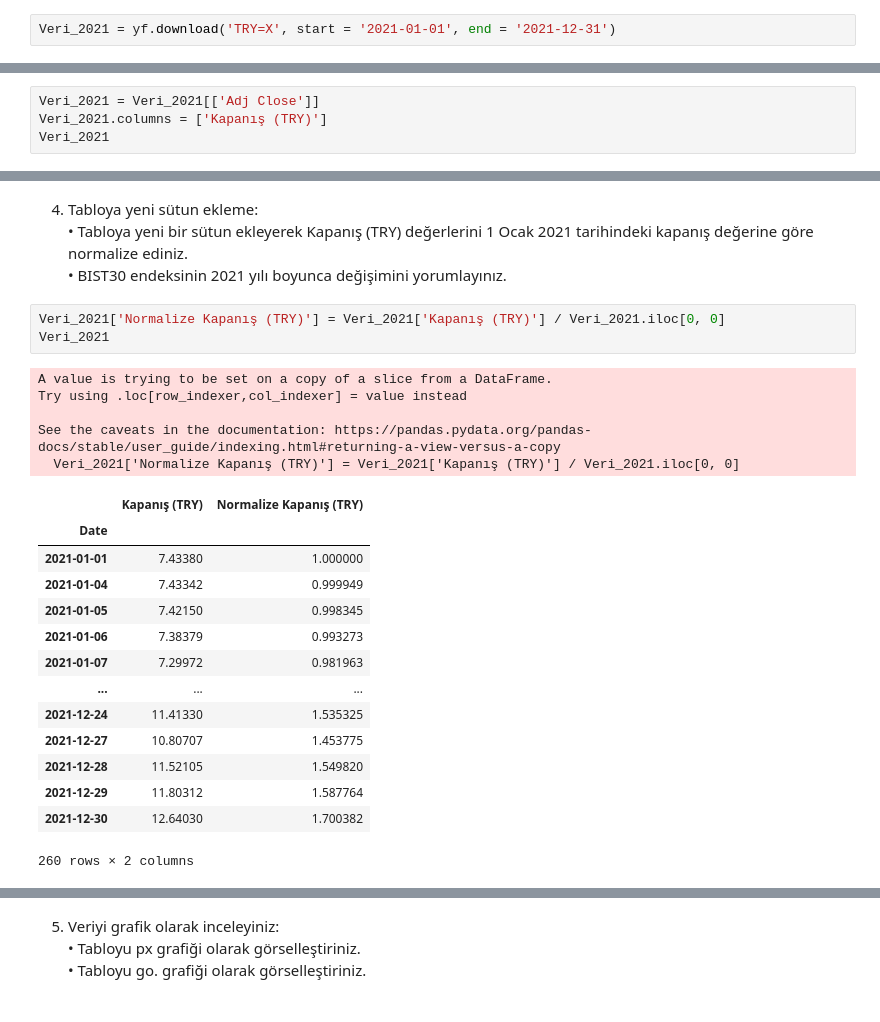
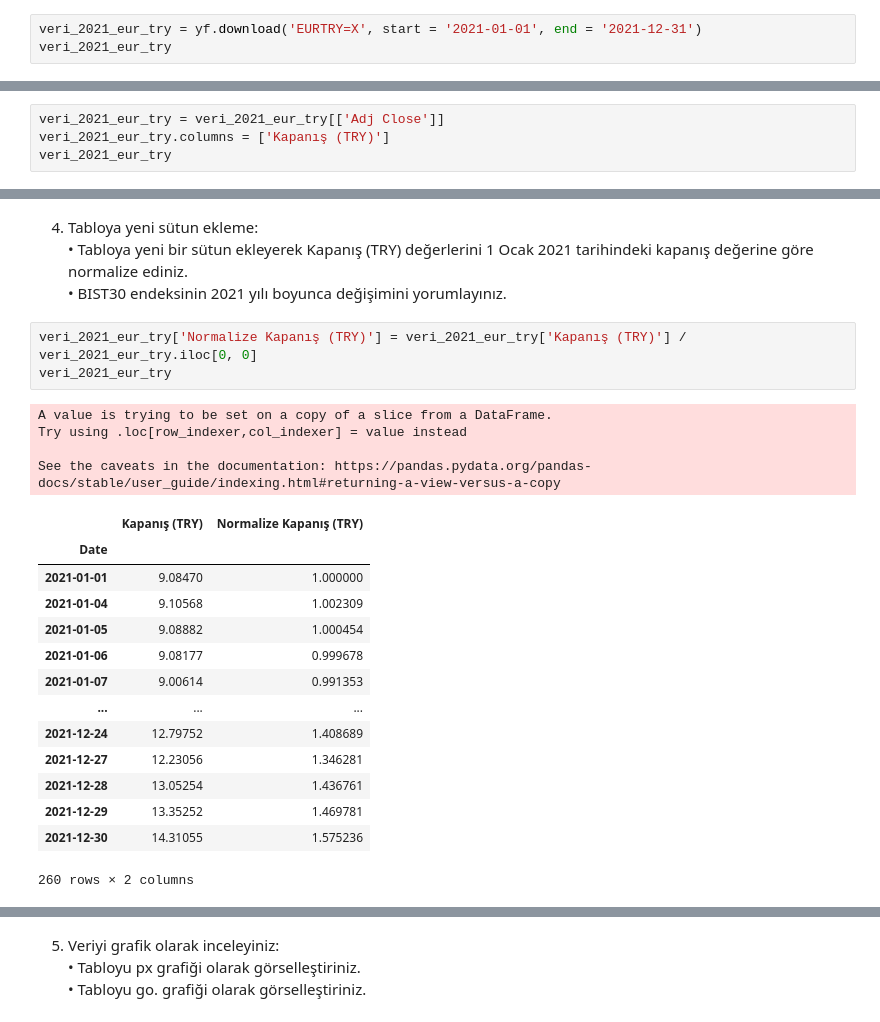
Before and after one commit to akintastan/GMKA_Akin_Tastan, a Jupyter notebook: Odev3_Python_Veri_Analizi_Egitimi__Akin_Tastan_.ipynb, the cells around one changed output, grey strips where cells are left out. Drawn from its saved outputs; the diff is of its cells as text.

```diff
--- a/Odev3_Python_Veri_Analizi_Egitimi__Akin_Tastan_.ipynb
+++ b/Odev3_Python_Veri_Analizi_Egitimi__Akin_Tastan_.ipynb
@@ -16,6 +16,7 @@ from plotly.subplots import make_subplots
 # %% [markdown]
 1. <i> Yahoo Finance</i> sitesinden 2021 yılına ait EUR/TRY kur değerlerini indiriniz
 # %%
-Veri_2021 = yf.download('TRY=X', start = '2021-01-01', end = '2021-12-31')
+veri_2021_eur_try = yf.download('EURTRY=X', start = '2021-01-01', end = '2021-12-31')
+veri_2021_eur_try
 # %% [output]
 [*********************100%***********************]  1 of 1 completed
@@ -69,9 +84,9 @@ Veri_2021.describe()
 	• Tabloda sadece "Adj Close" (düzeltilmiş kapanış) sütununu bırakınız.<br>
 	• "Adj Close" sütununu " Kapanış (TRY)" olarak yeniden adlandırınız.
 # %%
-Veri_2021 = Veri_2021[['Adj Close']]
-Veri_2021.columns = ['Kapanış (TRY)']
-Veri_2021
+veri_2021_eur_try = veri_2021_eur_try[['Adj Close']]
+veri_2021_eur_try.columns = ['Kapanış (TRY)']
+veri_2021_eur_try
 # %% [output]
 |  | Kapanış (TRY) |
 | Date |  |
@@ -92,25 +107,24 @@ Veri_2021
 	• Tabloya yeni bir sütun ekleyerek Kapanış (TRY) değerlerini 1 Ocak 2021 tarihindeki kapanış değerine göre normalize ediniz.<br>
 	• BIST30 endeksinin 2021 yılı boyunca değişimini yorumlayınız.
 # %%
-Veri_2021['Normalize Kapanış (TRY)'] = Veri_2021['Kapanış (TRY)'] / Veri_2021.iloc[0, 0]
-Veri_2021
+veri_2021_eur_try['Normalize Kapanış (TRY)'] = veri_2021_eur_try['Kapanış (TRY)'] / veri_2021_eur_try.iloc[0, 0]
+veri_2021_eur_try
 # %% [output]
 A value is trying to be set on a copy of a slice from a DataFrame.
 Try using .loc[row_indexer,col_indexer] = value instead
 
 See the caveats in the documentation: https://pandas.pydata.org/pandas-docs/stable/user_guide/indexing.html#returning-a-view-versus-a-copy
-  Veri_2021['Normalize Kapanış (TRY)'] = Veri_2021['Kapanış (TRY)'] / Veri_2021.iloc[0, 0]
 |  | Kapanış (TRY) | Normalize Kapanış (TRY) |
 | Date |  |  |
-| 2021-01-01 | 7.43380 | 1.000000 |
-| 2021-01-04 | 7.43342 | 0.999949 |
-| 2021-01-05 | 7.42150 | 0.998345 |
-| 2021-01-06 | 7.38379 | 0.993273 |
-| 2021-01-07 | 7.29972 | 0.981963 |
+| 2021-01-01 | 9.08470 | 1.000000 |
+| 2021-01-04 | 9.10568 | 1.002309 |
+| 2021-01-05 | 9.08882 | 1.000454 |
+| 2021-01-06 | 9.08177 | 0.999678 |
+| 2021-01-07 | 9.00614 | 0.991353 |
 | ... | ... | ... |
-| 2021-12-24 | 11.41330 | 1.535325 |
-| 2021-12-27 | 10.80707 | 1.453775 |
-| 2021-12-28 | 11.52105 | 1.549820 |
-| 2021-12-29 | 11.80312 | 1.587764 |
-| 2021-12-30 | 12.64030 | 1.700382 |
+| 2021-12-24 | 12.79752 | 1.408689 |
+| 2021-12-27 | 12.23056 | 1.346281 |
+| 2021-12-28 | 13.05254 | 1.436761 |
+| 2021-12-29 | 13.35252 | 1.469781 |
+| 2021-12-30 | 14.31055 | 1.575236 |
 260 rows × 2 columns
```
Also changed, not shown: parts of 20 cells of this notebook.
